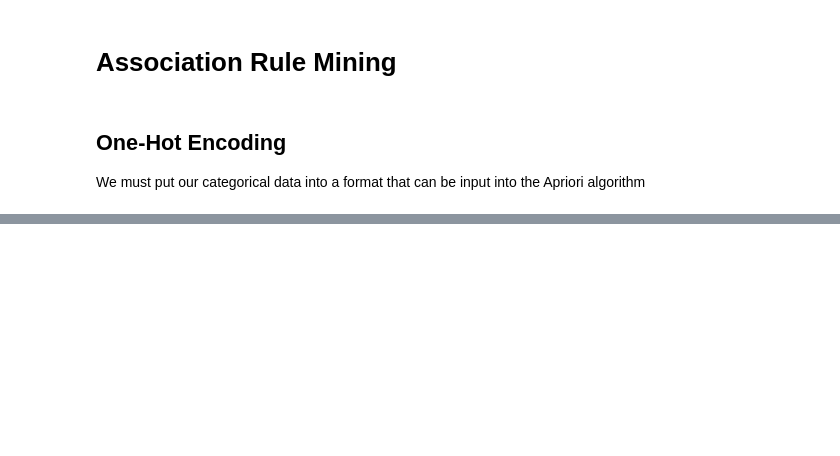
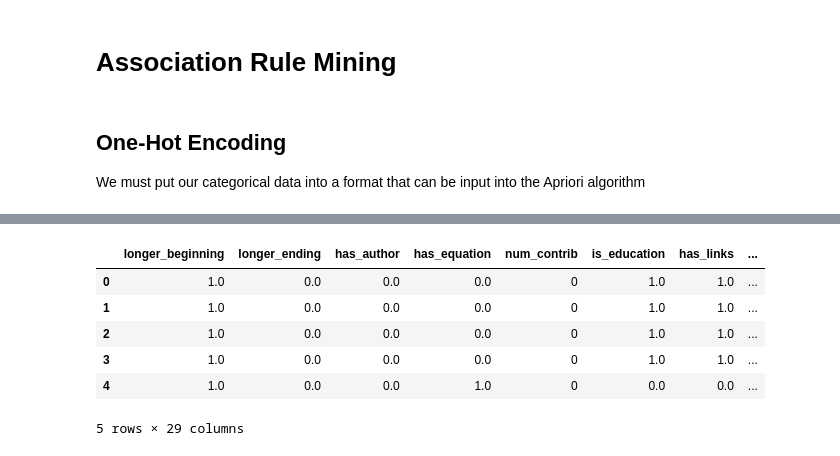
Before and after one commit to Isabel-Gan/quantifying-notebook-features, a Jupyter notebook: output/complete-runs/analysis/cat-factor-analysis.ipynb, the cells around one changed output, grey strips where cells are left out. Saved outputs shown, nothing was run; the diff lists cells and outputs as text; code cells hidden in the pictures; blank space fills up the shorter version.

Commit message:
one hot encode markdown cell group

```diff
--- a/output/complete-runs/analysis/cat-factor-analysis.ipynb
+++ b/output/complete-runs/analysis/cat-factor-analysis.ipynb
@@ -243,0 +332,16 @@ We must put our categorical data into a format that can be input into the Aprior
+# %%
+# turn t/f vars into 1/0
+for tf_var in md_tf_vars:
+    md_one_hot[tf_var] = md_one_hot[tf_var].replace(True, 1)
+    md_one_hot[tf_var] = md_one_hot[tf_var].replace(False, 0)
+# %%
+# turn lower/higher vars into 1/0
+for lh_var in md_lh_vars:
+    md_one_hot[lh_var] = md_one_hot[lh_var].replace('higher', 1)
+    md_one_hot[lh_var] = md_one_hot[lh_var].replace('lower', 0)
+# %%
+# create dataframe that will hold all of the dummy variables
+md_one_hot_cols = pd.get_dummies(md_one_hot[md_lmh_vars])
+
+# initial look at the dummy variables
+md_one_hot_cols.head()
@@ -243,0 +355,17 @@ We must put our categorical data into a format that can be input into the Aprior
+# %%
+# delete the original columns from the one-hot dataframe
+md_one_hot = md_one_hot.drop(md_lmh_vars, axis = 1)
+
+# join the one hot dataframe with the dummy dataframe
+md_one_hot = pd.concat([md_one_hot, md_one_hot_cols], axis = 1)
+# %%
+# initial look at the one-hot encoded data
+md_one_hot.head()
+# %% [output]
+|  | longer_beginning | longer_ending | has_author | has_equation | num_contrib | is_education | has_links | ... |
+| 0 | 1.0 | 0.0 | 0.0 | 0.0 | 0 | 1.0 | 1.0 | ... |
+| 1 | 1.0 | 0.0 | 0.0 | 0.0 | 0 | 1.0 | 1.0 | ... |
+| 2 | 1.0 | 0.0 | 0.0 | 0.0 | 0 | 1.0 | 1.0 | ... |
+| 3 | 1.0 | 0.0 | 0.0 | 0.0 | 0 | 1.0 | 1.0 | ... |
+| 4 | 1.0 | 0.0 | 0.0 | 1.0 | 0 | 0.0 | 0.0 | ... |
+5 rows × 29 columns
```
Also changed, not shown: parts of 12 cells of this notebook.
